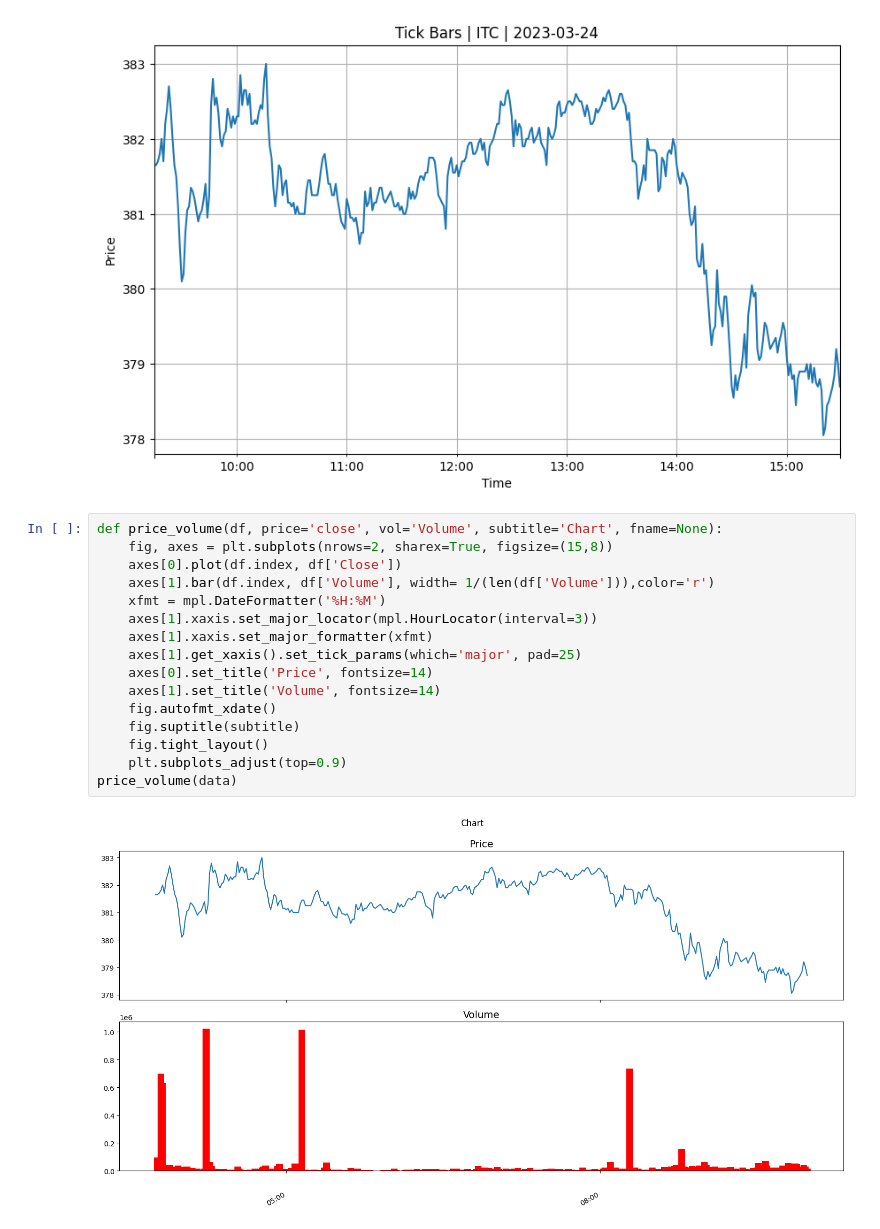
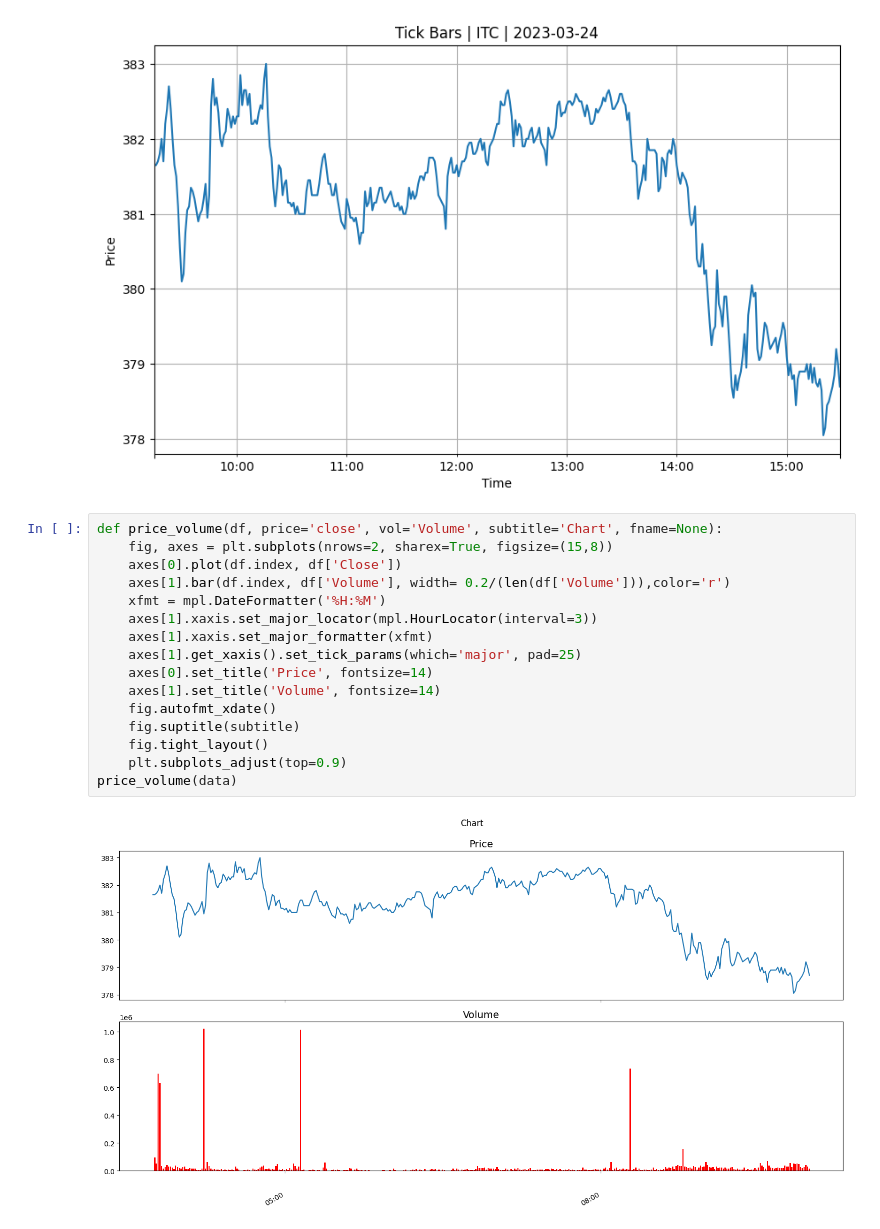
Before and after one commit to swapnilwalke/alg_trading, a Jupyter notebook: data_processing/stock_data.ipynb, the cells around one changed output. Saved outputs shown, nothing was run; the diff lists cells and outputs as text.

```diff
--- a/data_processing/stock_data.ipynb
+++ b/data_processing/stock_data.ipynb
@@ -47,18 +49,18 @@ Datetime
 # %%
 def price_volume(df, price='close', vol='Volume', subtitle='Chart', fname=None):
     fig, axes = plt.subplots(nrows=2, sharex=True, figsize=(15,8))
     axes[0].plot(df.index, df['Close'])
-    axes[1].bar(df.index, df['Volume'], width= 1/(len(df['Volume'])),color='r')
+    axes[1].bar(df.index, df['Volume'], width= 0.2/(len(df['Volume'])),color='r')
     xfmt = mpl.DateFormatter('%H:%M')
     axes[1].xaxis.set_major_locator(mpl.HourLocator(interval=3))
     axes[1].xaxis.set_major_formatter(xfmt)
     axes[1].get_xaxis().set_tick_params(which='major', pad=25)
     axes[0].set_title('Price', fontsize=14)
     axes[1].set_title('Volume', fontsize=14)
     fig.autofmt_xdate()
     fig.suptitle(subtitle)
     fig.tight_layout()
     plt.subplots_adjust(top=0.9)
 price_volume(data)
 # %% [output]
-[figure, old version]
+[figure, new version]
```
Also changed, not shown: parts of 3 cells of this notebook, 1 other file.
